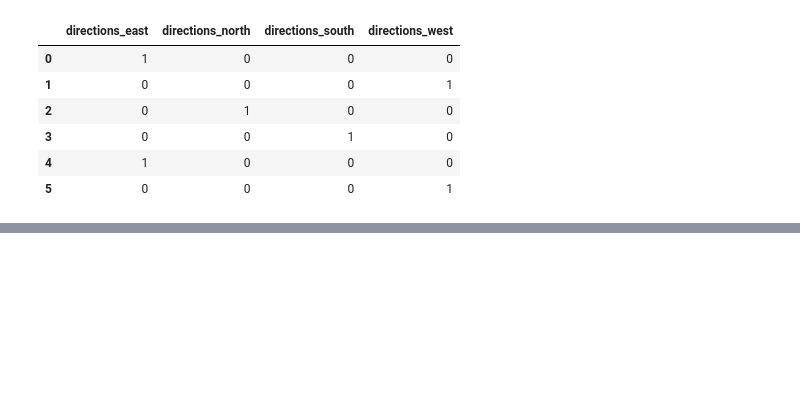
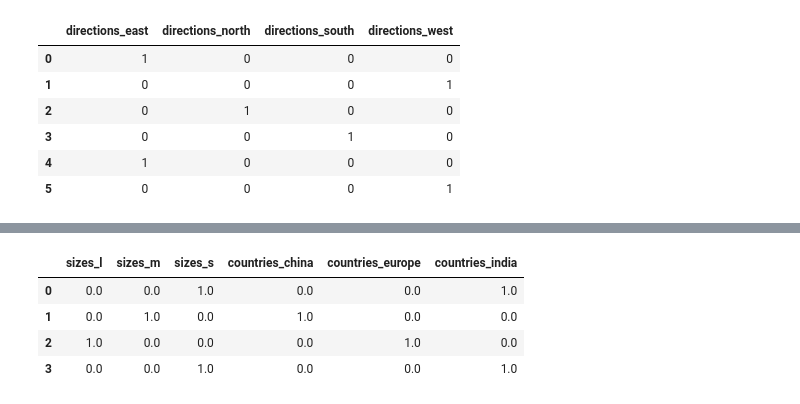
Before and after one commit to hipparagiaishwarya2130-lang/datascience, a Jupyter notebook: Encoding.ipynb, the cells around one changed output, grey strips where cells are left out. Saved outputs shown, nothing was run; the diff lists cells and outputs as text; code cells hidden in the pictures; blank space fills up the shorter version.

```diff
--- a/Encoding.ipynb
+++ b/Encoding.ipynb
@@ -199,0 +229,16 @@ df2_encoded
+# %%
+#onehotencoding-multiple columns
+import pandas as pd
+from sklearn.preprocessing import OneHotEncoder
+df7=pd.DataFrame({'sizes':['s','m','l','s'],'countries':['india','china','europe','india']})
+ohe=OneHotEncoder(sparse_output=False)
+dataa= ohe.fit_transform(df7[['sizes','countries']])
+namee=ohe.get_feature_names_out(['sizes','countries'])
+df7=pd.DataFrame(dataa,columns=namee)
+df7
+# %% [output]
+|  | sizes_l | sizes_m | sizes_s | countries_china | countries_europe | countries_india |
+| 0 | 0.0 | 0.0 | 1.0 | 0.0 | 0.0 | 1.0 |
+| 1 | 0.0 | 1.0 | 0.0 | 1.0 | 0.0 | 0.0 |
+| 2 | 1.0 | 0.0 | 0.0 | 0.0 | 1.0 | 0.0 |
+| 3 | 0.0 | 0.0 | 1.0 | 0.0 | 0.0 | 1.0 |
```
Also changed, not shown: parts of 6 cells of this notebook.
